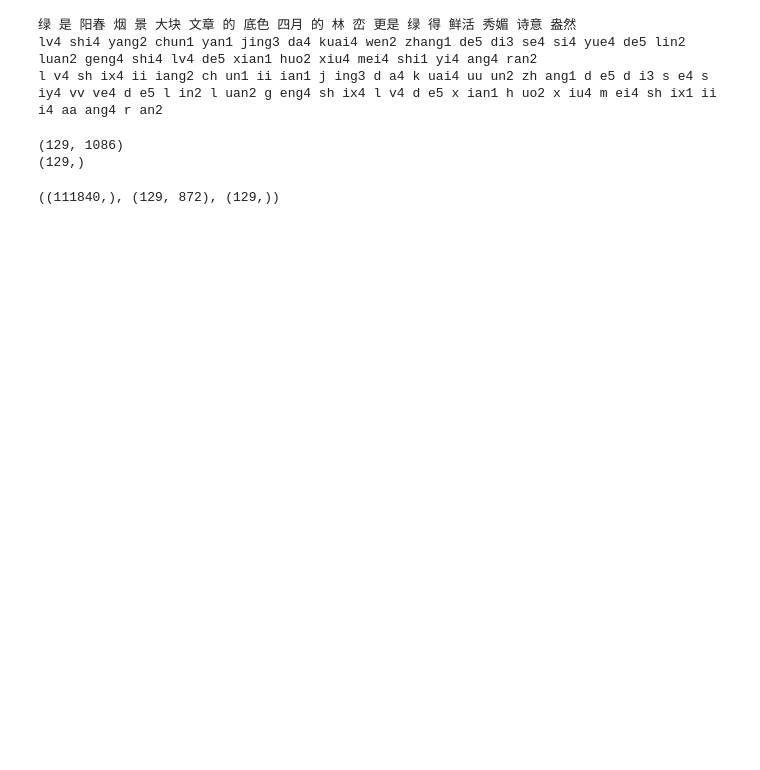
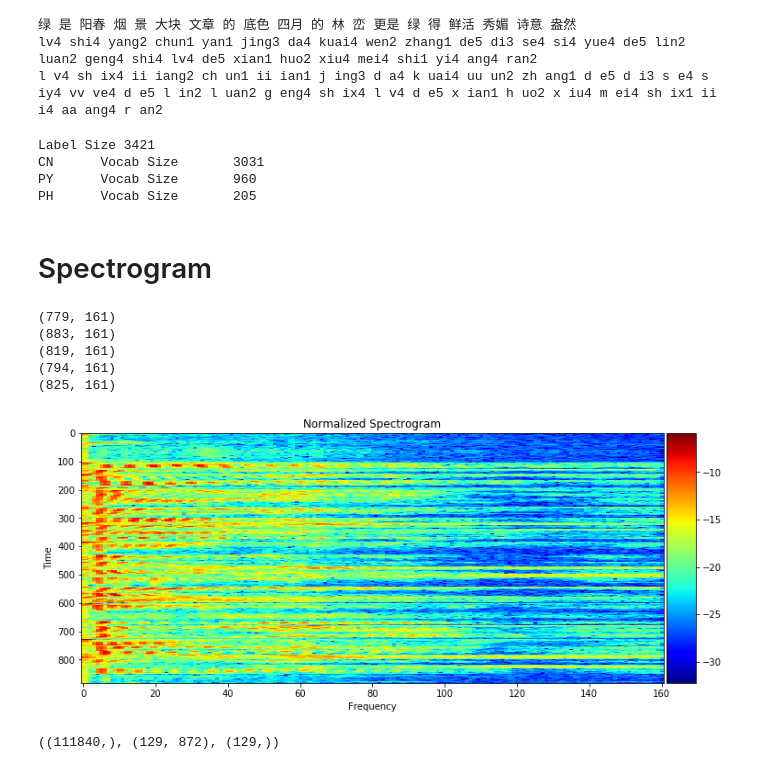
Before and after one commit to raynardj/scrivi, a Jupyter notebook: voice_recog.ipynb, the cells around one changed output. Saved outputs shown, nothing was run; the diff lists cells and outputs as text; code cells hidden in the pictures; blank space fills up the shorter version.

```diff
--- a/voice_recog.ipynb
+++ b/voice_recog.ipynb
@@ -89,15 +73,35 @@ def process_url(url):
     spec,freq=spectrogram(ar)
     return ar,sr,spec,freq
 
+def calc_feat_dim(window, max_freq):
+    return int(0.001 * window * max_freq) + 1
+
 class audio_dataset:
-    def __init__(self, glob_lbl,glob_aud):
+    def __init__(self, glob_lbl,
+                 glob_aud,
+                 step=10,
+                 window=20,
+                 max_freq=8000,
+                mfcc_dim=13,
+                specturogram=True):
         self.glob_lbl=glob_lbl
         self.glob_aud=glob_aud
         self.lang=["CN","PY","PH"]
 
+        self.window=window
+        self.step=step
+        self.max_freq=max_freq
+
+        self.mfcc_dim=mfcc_dim
+        self.feat_dim = calc_feat_dim(window,max_freq)
+        self.feats_mean = np.zeros((self.feat_dim,))
+        self.feats_std = np.ones((self.feat_dim,))
+
+        self.spectrogram=spectrogram
+
         self.get_lbl()
         self.get_audio()
-        self.process_urls()
+#         self.process_urls()
 
     def get_lbl(self):
         self.lbl_urls=glob(self.glob_lbl)
@@ -126,16 +130,31 @@ class audio_dataset:
         self.aud_urls=glob(self.glob_aud)
         self.aud_names=list(i.split("/")[-1] for i in self.aud_urls)
 
-
     def process_urls(self,proc=6):
         p=Pool(proc)
         self.ar,self.sr,self.spec,self.freq=zip(list([ar,sr,spec,freq] for ar,sr,spec,freq in p.map(process_url,self.aud_urls)))
+
+    def normalize(self,feature,eps=1e-14):
+        """Cneter a feature using the mean and std"""
+        return (feature-self.feats_mean)/(self.feats_std+eps)
+
+    def featurize(self, audio_clip):
+        """ For a given audio clip, calculate the corresponding feature
+        Params:
+            audio_clip (str): Path to the audio clip
+        """
+        if self.spectrogram:
+            return spectrogram_from_file(
+                audio_clip, step=self.step, window=self.window,
+                max_freq=self.max_freq)
+        else:
+            (rate, sig) = wav.read(audio_clip)
+            return mfcc(sig, rate, numcep=self.mfcc_dim)
 # %%
 ad=audio_dataset(DATA+"data/*.trn",
                  DATA+"data/*.wav")
+# %% [output]
+Label Size 3421
+CN      Vocab Size       3031
+PY      Vocab Size       960
+PH      Vocab Size       205
-# %%
-# Spectrogram
-spectrogram(librosa.load(ad.aud_urls[0])[0]):
-# %% [output]
-(129, 1086)
-(129,)
@@ -142,3 +163,18 @@ spectrogram(librosa.load(ad.aud_urls[0])[0]):
+# %% [markdown]
+# Spectrogram
+# %%
+for i in range(5):
+    print(ad.normalize(ad.featurize(ad.aud_urls[i])).shape)
+# %% [output]
+(779, 161)
+(883, 161)
+(819, 161)
+(794, 161)
+(825, 161)
+# %%
+plot_spectrogram_feature(ad.normalize(ad.featurize(ad.aud_urls[1])))
+# %% [output]
+[figure, added]
 # %%
 pu=process_url(ad.aud_urls[4])
 pu[0].shape,pu[2].shape,pu[3].shape
```
Also changed, not shown: parts of 9 cells of this notebook, 1 other file.
